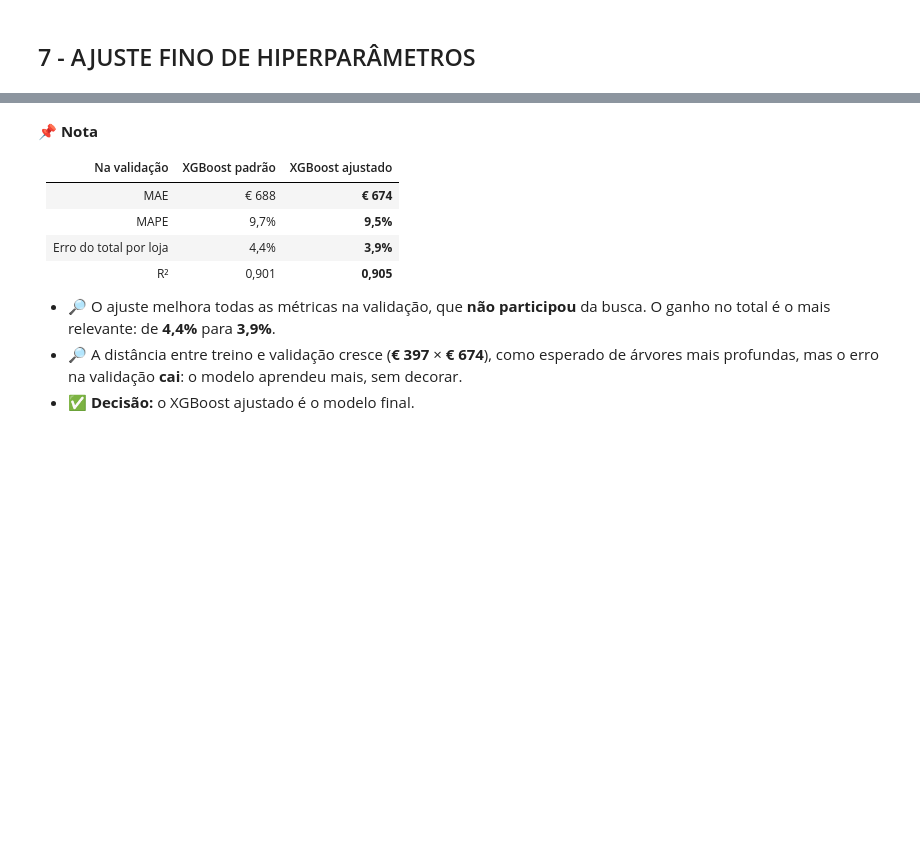
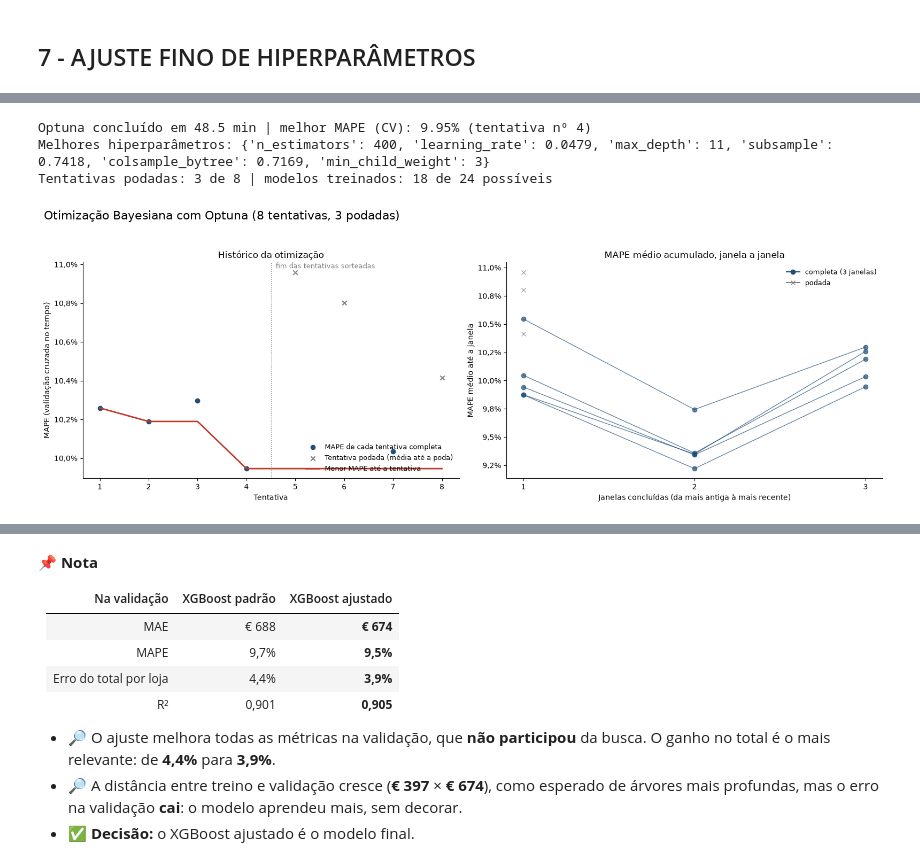
Before and after one commit to RafaelSilva89/Rossmann_Store_Sales_Prediction, a Jupyter notebook: Notebooks/Rossmann_Store_Sales_Prediction - v2.ipynb, the cells around one changed output, grey strips where cells are left out. Drawn from its saved outputs; the diff is of its cells as text; code cells hidden in the pictures; blank space fills up the shorter version.

```diff
--- a/Notebooks/Rossmann_Store_Sales_Prediction - v2.ipynb
+++ b/Notebooks/Rossmann_Store_Sales_Prediction - v2.ipynb
@@ -1851,0 +1953,70 @@ Melhores hiperparâmetros: {'subsample': 1.0, 'n_estimators': 500, 'min_child_we
+# %%
+espacos_optuna = {
+    'XGBoost': lambda t: {prefixo + 'n_estimators': t.suggest_int('n_estimators', 300, 500, step=50),
+                          prefixo + 'learning_rate': t.suggest_float('learning_rate', 0.03, 0.15, log=True),
+                          prefixo + 'max_depth': t.suggest_int('max_depth', 8, 12),
+                          prefixo + 'subsample': t.suggest_float('subsample', 0.7, 1.0),
+                          prefixo + 'colsample_bytree': t.suggest_float('colsample_bytree', 0.6, 1.0),
+                          prefixo + 'min_child_weight': t.suggest_int('min_child_weight', 1, 50, log=True)},
+    'LightGBM': lambda t: {prefixo + 'n_estimators': t.suggest_int('n_estimators', 400, 800, step=100),
+                           prefixo + 'learning_rate': t.suggest_float('learning_rate', 0.03, 0.15, log=True),
+                           prefixo + 'num_leaves': t.suggest_int('num_leaves', 63, 255, log=True),
+                           prefixo + 'min_child_samples': t.suggest_int('min_child_samples', 20, 100, log=True)},
+    'HistGradientBoosting': lambda t: {prefixo + 'max_iter': t.suggest_int('max_iter', 400, 800, step=100),
+                                       prefixo + 'learning_rate': t.suggest_float('learning_rate', 0.03, 0.15, log=True),
+                                       prefixo + 'max_leaf_nodes': t.suggest_int('max_leaf_nodes', 63, 255, log=True),
+                                       prefixo + 'min_samples_leaf': t.suggest_int('min_samples_leaf', 20, 100, log=True)},
+    'Random Forest': lambda t: {prefixo + 'n_estimators': t.suggest_int('n_estimators', 60, 100, step=20),
+                                prefixo + 'max_samples': t.suggest_float('max_samples', 0.25, 0.4),
+                                prefixo + 'min_samples_leaf': t.suggest_int('min_samples_leaf', 2, 10),
+                                prefixo + 'max_features': t.suggest_float('max_features', 0.5, 0.7)},
+}
+estudo = optuna.create_study(direction='minimize', sampler=optuna.samplers.TPESampler(seed=SEMENTE, n_startup_trials=4),
+                             pruner=optuna.pruners.MedianPruner(n_startup_trials=3))
+objetivo = objetivo_cv_com_poda(modelos[melhor_modelo], espacos_optuna[melhor_modelo], X_treino, y_treino, dobras_busca,
+                                mean_absolute_percentage_error)
+t0 = time.time()
+estudo.optimize(objetivo, n_trials=8)
+tempo_optuna = time.time() - t0
+podadas = [t for t in estudo.trials if t.state == optuna.trial.TrialState.PRUNED]
+modelos_optuna = modelos_treinados_optuna(estudo, len(dobras_busca))
+print(f'Optuna concluído em {tempo_optuna / 60:.1f} min | melhor MAPE (CV): {estudo.best_value:.2%} '
+      f'(tentativa nº {estudo.best_trial.number + 1})')
+print('Melhores hiperparâmetros:', {k: round(v, 4) if isinstance(v, float) else v for k, v in estudo.best_params.items()})
+print(f'Tentativas podadas: {len(podadas)} de {len(estudo.trials)} | modelos treinados: {modelos_optuna} '
+      f'de {len(estudo.trials) * len(dobras_busca)} possíveis')
+
+fig, axs = plt.subplots(1, 2, figsize=(16, 5))
+valores, melhor_ate_aqui = historico_optuna(estudo, maior_melhor=False)
+numeros = np.arange(1, len(valores) + 1)
+axs[0].scatter(numeros, valores, color=COR_PRINCIPAL, label='MAPE de cada tentativa completa')   # podadas = NaN
+if podadas:
+    axs[0].scatter([t.number + 1 for t in podadas], [t.intermediate_values[max(t.intermediate_values)] for t in podadas],
+                   marker='x', color='grey', label='Tentativa podada (média até a poda)')
+axs[0].plot(numeros, melhor_ate_aqui, color=COR_DESTAQUE, lw=2, label='Menor MAPE até a tentativa')
+axs[0].axvline(4.5, color='grey', ls=':', lw=1)
+axs[0].text(4.6, axs[0].get_ylim()[1], 'fim das tentativas sorteadas', va='top', fontsize=9, color='grey')
+axs[0].set(title='Histórico da otimização', xlabel='Tentativa', ylabel='MAPE (validação cruzada no tempo)')
+axs[0].yaxis.set_major_formatter(lambda v, _: pct(v, 1))
+axs[0].legend(frameon=False, fontsize=9, loc='lower right')
+for tentativa in estudo.trials:
+    passos = sorted(tentativa.intermediate_values)
+    poda = tentativa.state == optuna.trial.TrialState.PRUNED
+    axs[1].plot([p + 1 for p in passos], [tentativa.intermediate_values[p] for p in passos], marker='x' if poda else 'o',
+                color='grey' if poda else COR_PRINCIPAL, alpha=0.7, lw=1)
+axs[1].plot([], [], color=COR_PRINCIPAL, marker='o', label='completa (3 janelas)')
+axs[1].plot([], [], color='grey', marker='x', label='podada')
+axs[1].set(xticks=[1, 2, 3], title='MAPE médio acumulado, janela a janela', xlabel='Janelas concluídas (da mais antiga à mais recente)',
+           ylabel='MAPE médio até a janela')
+axs[1].yaxis.set_major_formatter(lambda v, _: pct(v, 1))
+axs[1].legend(frameon=False, fontsize=9)
+sns.despine()
+plt.tight_layout()
+titulo(f'Otimização Bayesiana com Optuna ({len(estudo.trials)} tentativas, {len(podadas)} podadas)')
+salvar('Otimizacao bayesiana')
+plt.show()
+# %% [output]
+Optuna concluído em 48.5 min | melhor MAPE (CV): 9.95% (tentativa nº 4)
+Melhores hiperparâmetros: {'n_estimators': 400, 'learning_rate': 0.0479, 'max_depth': 11, 'subsample': 0.7418, 'colsample_bytree': 0.7169, 'min_child_weight': 3}
+Tentativas podadas: 3 de 8 | modelos treinados: 18 de 24 possíveis
+[figure, added]
```
Also changed, not shown: parts of 69 cells of this notebook, 36 other files.
